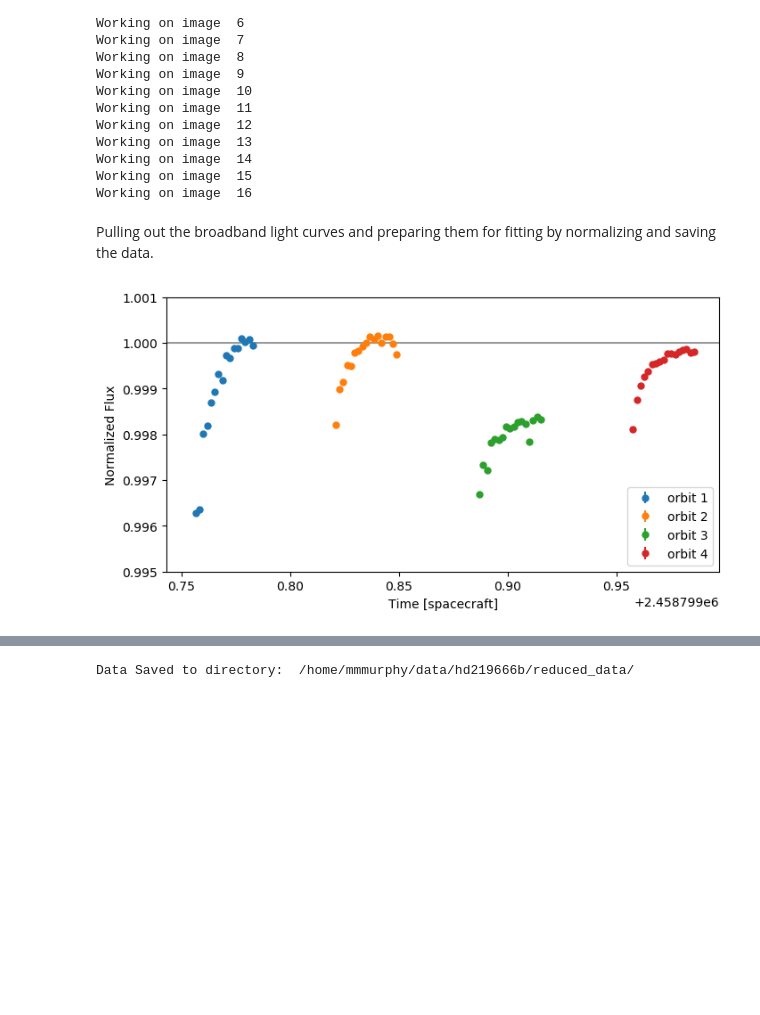
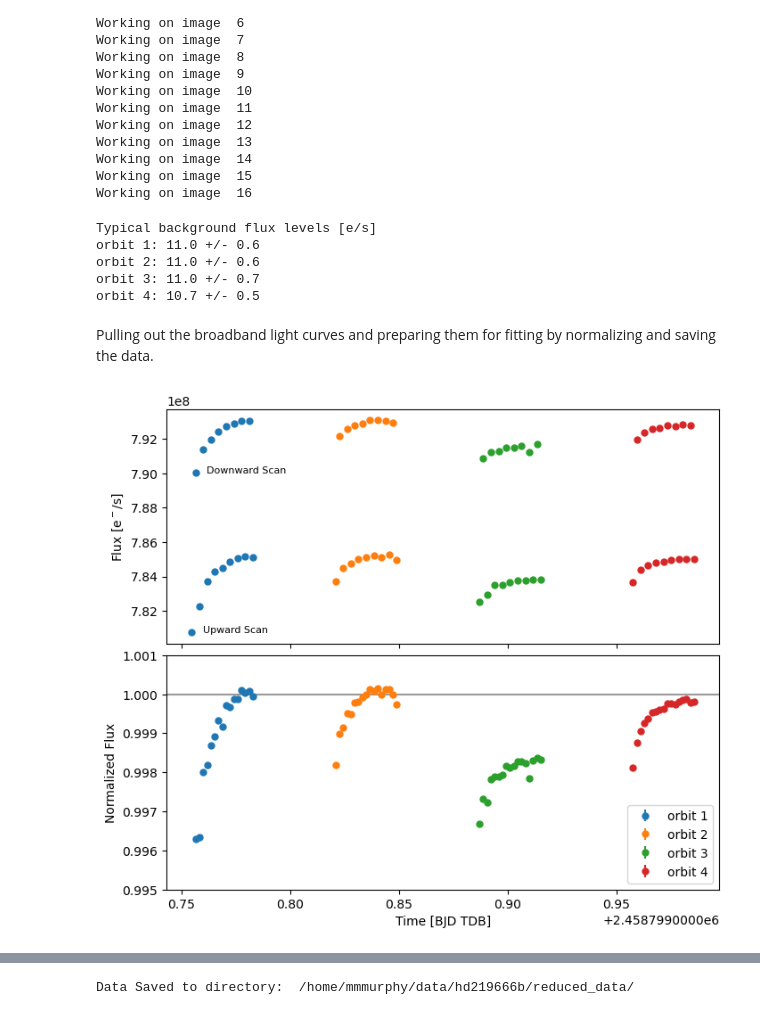
Before and after one commit to mm-murphy/hd219666b, a Jupyter notebook: reduction/HST Image Reduction-Copy for testing new method.ipynb, the cells around one changed output, grey strips where cells are left out. Drawn from its saved outputs; the diff is of its cells as text; code cells hidden in the pictures; blank space fills up the shorter version.

```diff
--- a/reduction/HST Image Reduction-Copy for testing new method.ipynb
+++ b/reduction/HST Image Reduction-Copy for testing new method.ipynb
@@ -160,6 +160,8 @@ for orbit in datapaths['visit3']:
     orbit_broadbands_uncs = np.zeros(Nimages)              # Band-integrated flux error of each image
     orbit_times = np.zeros(Nimages)
     orbit_spectral_xlimits = np.zeros((Nimages, 2))        # left and right-most x-values of extracted spectra to use for wavelength calibration
+    orbit_backgrounds = np.zeros(Nimages)
+    orbit_scandirs = np.zeros(Nimages)
     for image in range(Nimages):
         if image != 0:
             #continue
@@ -179,6 +181,8 @@ for orbit in datapaths['visit3']:
 
         # tracking the time of each image, as the median of the time on each sub-exposure
         orbit_times[image] = np.median(subexp_times)
+        # and the scan direction
+        orbit_scandirs[image] = subexp_scandirs
 
         # doing a manual fix
         if orbit=='orbit4':
@@ -192,6 +196,9 @@ for orbit in datapaths['visit3']:
         bsub_subexp_images = bksub_details[0]  # each background subtracted sub-exposure image
         bsub_subexp_bkvals = bksub_details[1]  # background values of each sub-exposure
         bsub_subexp_bkerrs = bksub_details[2]  # uncertainty on above
+
+        mean_subexp_bkval = np.mean(bsub_subexp_bkvals)
+        orbit_backgrounds[image] = mean_subexp_bkval
 
         ###################################################
         # STEP 5 - Flat-field each background subtracted sub-exposure image
@@ -400,6 +407,8 @@ for orbit in datapaths['visit3']:
         orbit1_times = np.copy(orbit_times)
         orbit1_spectral_xlimits = np.copy(orbit_spectral_xlimits)
         orbit1_wavelengths = np.copy(wavs)
+        orbit1_backgrounds = np.copy(orbit_backgrounds)
+        orbit1_scandirs = np.copy(orbit_scandirs)
     elif orbit == 'orbit2':
         orbit2_1Dspectra = np.copy(orbit_1Dspectra)
         orbit2_1Dspectrauncs = np.copy(orbit_1Dspectra_uncs)
@@ -409,6 +418,8 @@ for orbit in datapaths['visit3']:
         orbit2_times = np.copy(orbit_times)
         orbit2_spectral_xlimits = np.copy(orbit_spectral_xlimits)
         orbit2_wavelengths = np.copy(wavs)
+        orbit2_backgrounds = np.copy(orbit_backgrounds)
+        orbit2_scandirs = np.copy(orbit_scandirs)
     elif orbit == 'orbit3':
         orbit3_1Dspectra = np.copy(orbit_1Dspectra)
         orbit3_1Dspectrauncs = np.copy(orbit_1Dspectra_uncs)
@@ -418,6 +429,8 @@ for orbit in datapaths['visit3']:
         orbit3_times = np.copy(orbit_times)
         orbit3_spectral_xlimits = np.copy(orbit_spectral_xlimits)
         orbit3_wavelengths = np.copy(wavs)
+        orbit3_backgrounds = np.copy(orbit_backgrounds)
+        orbit3_scandirs = np.copy(orbit_scandirs)
     elif orbit == 'orbit4':
         orbit4_1Dspectra = np.copy(orbit_1Dspectra)
         orbit4_1Dspectrauncs = np.copy(orbit_1Dspectra_uncs)
@@ -427,6 +440,8 @@ for orbit in datapaths['visit3']:
         orbit4_times = np.copy(orbit_times)
         orbit4_spectral_xlimits = np.copy(orbit_spectral_xlimits)
         orbit4_wavelengths = np.copy(wavs)
+        orbit4_backgrounds = np.copy(orbit_backgrounds)
+        orbit4_scandirs = np.copy(orbit_scandirs)
 # %% [output]
 On orbit  orbit1
 Working on image  0
@@ -499,6 +514,18 @@ Working on image  13
 Working on image  14
 Working on image  15
 Working on image  16
+# %%
+print('Typical background flux levels [e/s]')
+print('orbit 1: %.1f +/- %.1f'%(np.mean(orbit1_backgrounds), np.std(orbit1_backgrounds)))
+print('orbit 2: %.1f +/- %.1f'%(np.mean(orbit2_backgrounds), np.std(orbit2_backgrounds)))
+print('orbit 3: %.1f +/- %.1f'%(np.mean(orbit3_backgrounds), np.std(orbit3_backgrounds)))
+print('orbit 4: %.1f +/- %.1f'%(np.mean(orbit4_backgrounds), np.std(orbit4_backgrounds)))
+# %% [output]
+Typical background flux levels [e/s]
+orbit 1: 11.0 +/- 0.6
+orbit 2: 11.0 +/- 0.6
+orbit 3: 11.0 +/- 0.7
+orbit 4: 10.7 +/- 0.5
 # %% [markdown]
 Pulling out the broadband light curves and preparing them for fitting by normalizing and saving the data.
 # %%
@@ -523,42 +550,52 @@ normval2 = np.median([np.max(orbit2_broadbands[1::2]), np.max(orbit4_broadbands[
 
 no1 = np.copy(orbit1_broadbands)
 eo1 = np.copy(orbit1_broadbands_uncs)
 no1[::2] /= normval1
 eo1[::2] /= normval1
 no1[1::2] /= normval2
 eo1[1::2] /= normval2
 no2 = np.copy(orbit2_broadbands)
 eo2 = np.copy(orbit2_broadbands_uncs)
 no2[::2] /= normval1
 eo2[::2] /= normval1
 no2[1::2] /= normval2
 eo2[1::2] /= normval2
 no3 = np.copy(orbit3_broadbands)
 eo3 = np.copy(orbit3_broadbands_uncs)
 no3[::2] /= normval1
 eo3[::2] /= normval1
 no3[1::2] /= normval2
 eo3[1::2] /= normval2
 no4 = np.copy(orbit4_broadbands)
 eo4 = np.copy(orbit4_broadbands_uncs)
 no4[::2] /= normval1
 eo4[::2] /= normval1
 no4[1::2] /= normval2
 eo4[1::2] /= normval2
 
 # Looking at the normalized broadband light curve
 #    with each orbit labeled
-fig, ax = plt.subplots(figsize=(8,4))
-plt.errorbar(t1, no1, yerr=eo1, ls='None', marker='o', ms=5, label='orbit 1')
-plt.errorbar(t2, no2, yerr=eo2, ls='None', marker='o', ms=5, label='orbit 2')
-plt.errorbar(t3, no3, yerr=eo3, ls='None', marker='o', ms=5, label='orbit 3')
-plt.errorbar(t4, no4, yerr=eo4, ls='None', marker='o', ms=5, label='orbit 4')
-plt.axhline(1., c='black', alpha=0.4)
-plt.ylim((0.995, 1.001))
-plt.xlabel('Time [spacecraft]')
-plt.ylabel('Normalized Flux')
-plt.legend(loc='lower right')
-#plt.savefig('figures/normalized_broadband_lightcurve.png', dpi=400, bbox_inches='tight')
+fig, ax = plt.subplots(figsize=(8,7), nrows=2, sharex=True)
+plt.subplots_adjust(hspace=0.05)
+# un-normalized
+ax[0].errorbar(t1, orbit1_broadbands, yerr=orbit1_broadbands_uncs, ls='None', marker='o', ms=5, label='orbit 1')
+ax[0].errorbar(t2, orbit2_broadbands, yerr=orbit2_broadbands_uncs, ls='None', marker='o', ms=5, label='orbit 2')
+ax[0].errorbar(t3, orbit3_broadbands, yerr=orbit3_broadbands_uncs, ls='None', marker='o', ms=5, label='orbit 3')
+ax[0].errorbar(t4, orbit4_broadbands, yerr=orbit4_broadbands_uncs, ls='None', marker='o', ms=5, label='orbit 4')
+ax[0].text(t1[0]+0.005, orbit1_broadbands[0], 'Upward Scan', fontsize=8)
+ax[0].text(t1[1]+0.005, orbit1_broadbands[1], 'Downward Scan', fontsize=8)
+ax[0].set_ylabel(r'Flux [e$^-$/s]')
+# normalized
+ax[1].errorbar(t1, no1, yerr=eo1, ls='None', marker='o', ms=5, label='orbit 1')
+ax[1].errorbar(t2, no2, yerr=eo2, ls='None', marker='o', ms=5, label='orbit 2')
+ax[1].errorbar(t3, no3, yerr=eo3, ls='None', marker='o', ms=5, label='orbit 3')
+ax[1].errorbar(t4, no4, yerr=eo4, ls='None', marker='o', ms=5, label='orbit 4')
+ax[1].axhline(1., c='black', alpha=0.4)
+ax[1].set_ylim((0.995, 1.001))
+ax[1].set_xlabel('Time [BJD TDB]')
+ax[1].set_ylabel('Normalized Flux')
+ax[1].legend(loc='lower right')
+plt.savefig('figures/broadband_lightcurve.png', dpi=400, bbox_inches='tight')
 plt.show()
 # %% [output]
-[figure, old version]
+[figure, new version]
```
Also changed, not shown: parts of 2 cells of this notebook, 6 other files.
